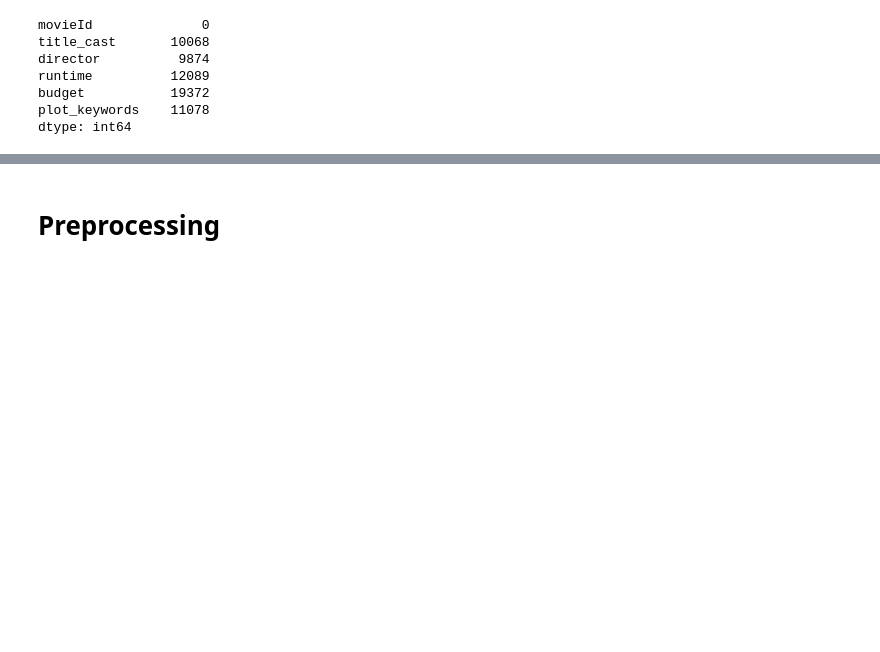
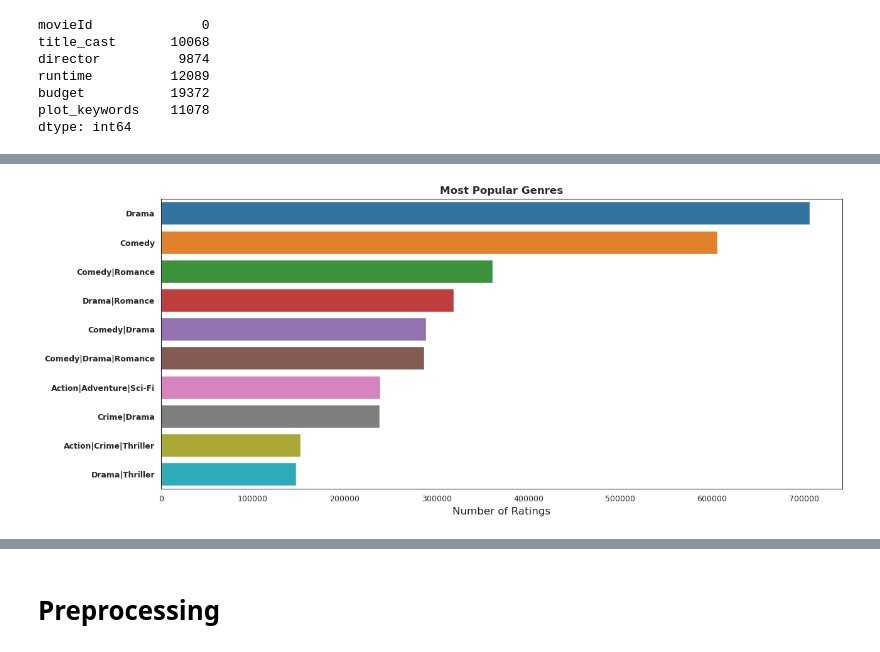
Before and after one commit to TEAM-RR1-ACT-MLTech/notebook, a Jupyter notebook: recommender_notebook.ipynb, the cells around one changed output, grey strips where cells are left out. Drawn from its saved outputs; the diff is of its cells as text; code cells hidden in the pictures; blank space fills up the shorter version.

```diff
--- a/recommender_notebook.ipynb
+++ b/recommender_notebook.ipynb
@@ -64,7 +66,7 @@ warnings.filterwarnings('ignore')
 # %%
 # to work on kaggle cloud server load the data without reference to the zipfolder
 
-train = pd.read_csv('../input//edsa-movie-recommendation-predict/train.csv')
+train = pd.read_csv('../input/data-file/train.csv')
 # %% [markdown]
 **Loading the test set**
 # %%
@@ -84,7 +86,7 @@ test = pd.read_csv('../input//edsa-movie-recommendation-predict/test.csv')
 #         # read the dataset
 #         movies = pd.read_csv(movie_csv)
 # %%
-movies = pd.read_csv('../input//edsa-movie-recommendation-predict/movies.csv')
+movies = pd.read_csv('../input//data-file/movies.csv')
 # %% [markdown]
 **imdb**
 # %%
@@ -283,0 +320,6 @@ dtype: int64
+# %%
+genre_df = pd.DataFrame(df.groupby('genres')['rating'].count().sort_values(ascending = False)) # create the genre data frame containing the genre
+
+genre_df = genre_df.reset_index()
+
+genre_df.head()
@@ -283,0 +333,13 @@ dtype: int64
+# %%
+# Top 10 Genres
+
+plt.figure(figsize=(14, 6))
+sns.barplot(data = genre_df.head(10), x = 'rating', y = 'genres', orient = 'h')
+plt.title('Most Popular Genres', weight = 'bold')
+plt.xlabel('Number of Ratings', fontsize = 12)
+plt.ylabel('')
+plt.yticks(fontsize = 9, weight = 'bold')
+plt.xticks(fontsize = 9)
+plt.savefig('Mostgenre.png', transparent = False, dpi=300)
+# %% [output]
+[figure, added]
```
Also changed, not shown: parts of 44 cells of this notebook.
